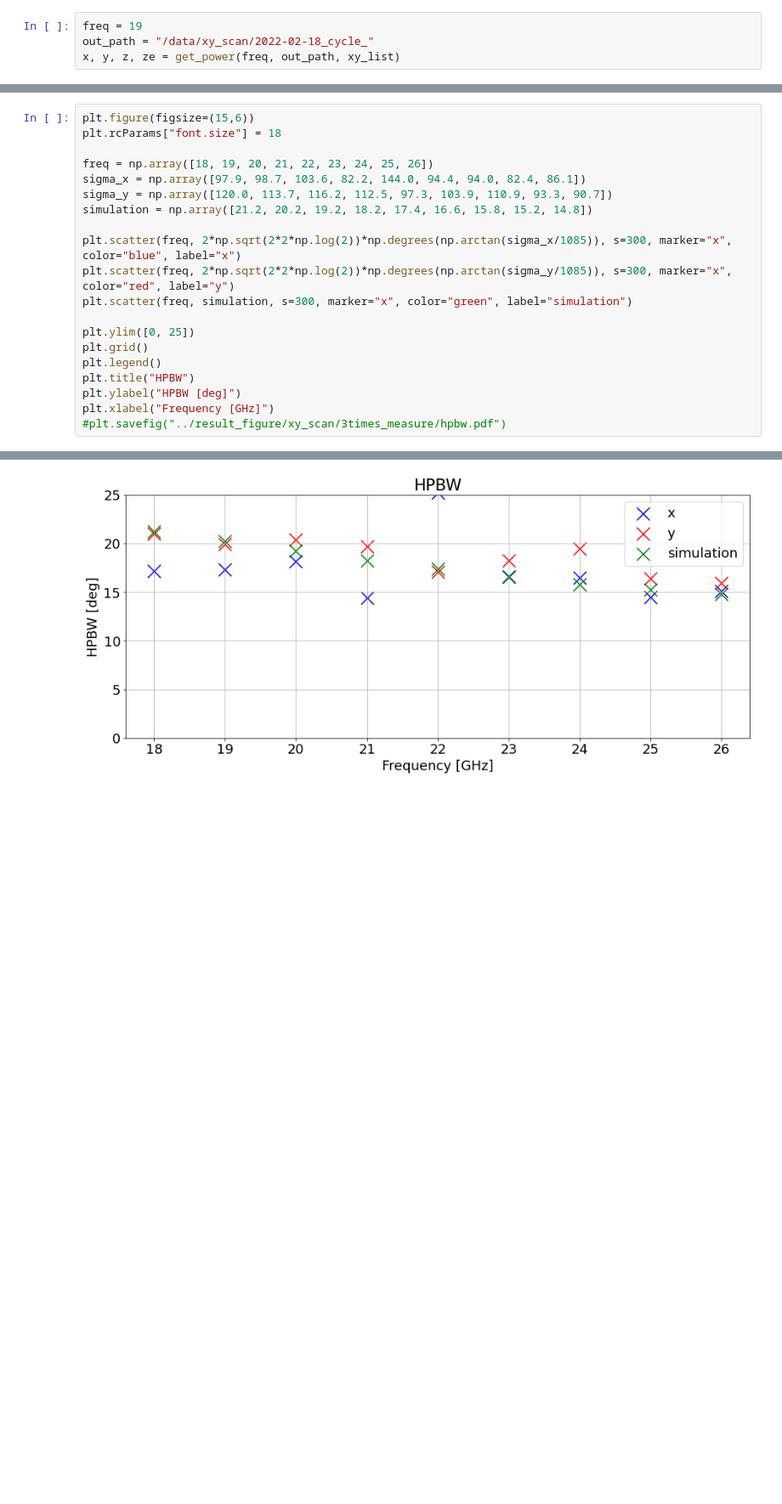
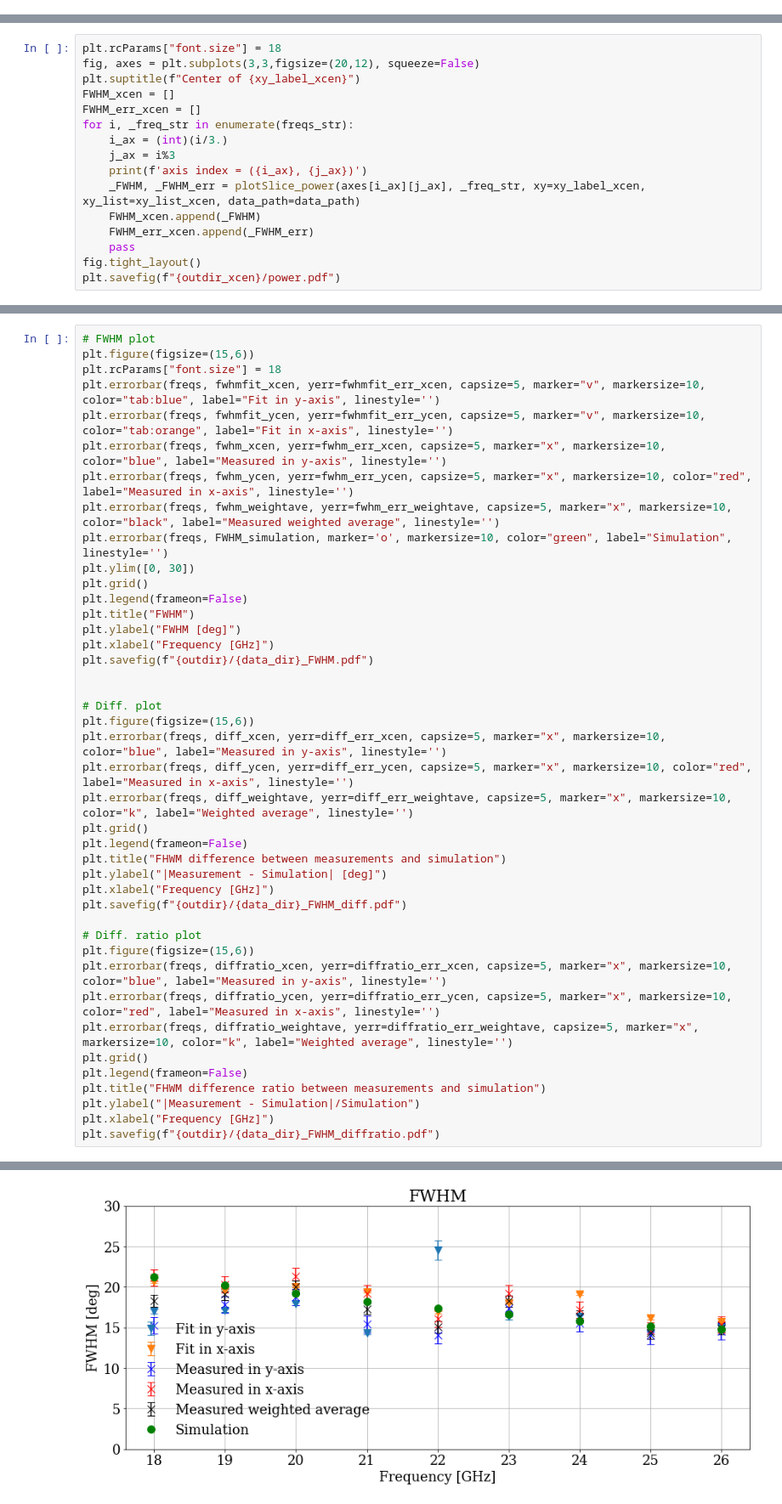
Before and after one commit to sadachi5/dosue-k, a Jupyter notebook: xy_scan.ipynb, the cells around one changed output, grey strips where cells are left out. Shown at 85% size. Cells and saved outputs as stored; diff of their text form; blank space fills up the shorter version.

```diff
--- a/xy_scan.ipynb
+++ b/xy_scan.ipynb
@@ -117,4 +287,0 @@ def get_power(freq, p, xy_list):
-# %%
-freq = 19
-out_path = "/data/xy_scan/2022-02-18_cycle_"
-x, y, z, ze = get_power(freq, out_path, xy_list)
@@ -386,0 +841,16 @@ fig.tight_layout()
+# %%
+plt.rcParams["font.size"] = 18
+fig, axes = plt.subplots(3,3,figsize=(20,12), squeeze=False)
+plt.suptitle(f"Center of {xy_label_xcen}")
+FWHM_xcen = []
+FWHM_err_xcen = []
+for i, _freq_str in enumerate(freqs_str):
+    i_ax = (int)(i/3.)
+    j_ax = i%3
+    print(f'axis index = ({i_ax}, {j_ax})')
+    _FWHM, _FWHM_err = plotSlice_power(axes[i_ax][j_ax], _freq_str, xy=xy_label_xcen, xy_list=xy_list_xcen, data_path=data_path)
+    FWHM_xcen.append(_FWHM)
+    FWHM_err_xcen.append(_FWHM_err)
+    pass
+fig.tight_layout()
+plt.savefig(f"{outdir_xcen}/power.pdf")
@@ -476,21 +994,43 @@ plt.savefig("../result_figure/xy_scan/3times_measure/sigma.pdf")
 # %%
+# FWHM plot
 plt.figure(figsize=(15,6))
 plt.rcParams["font.size"] = 18
+plt.errorbar(freqs, fwhmfit_xcen, yerr=fwhmfit_err_xcen, capsize=5, marker="v", markersize=10, color="tab:blue", label="Fit in y-axis", linestyle='')
+plt.errorbar(freqs, fwhmfit_ycen, yerr=fwhmfit_err_ycen, capsize=5, marker="v", markersize=10, color="tab:orange", label="Fit in x-axis", linestyle='')
+plt.errorbar(freqs, fwhm_xcen, yerr=fwhm_err_xcen, capsize=5, marker="x", markersize=10, color="blue", label="Measured in y-axis", linestyle='')
+plt.errorbar(freqs, fwhm_ycen, yerr=fwhm_err_ycen, capsize=5, marker="x", markersize=10, color="red", label="Measured in x-axis", linestyle='')
+plt.errorbar(freqs, fwhm_weightave, yerr=fwhm_err_weightave, capsize=5, marker="x", markersize=10, color="black", label="Measured weighted average", linestyle='')
+plt.errorbar(freqs, FWHM_simulation, marker='o', markersize=10, color="green", label="Simulation", linestyle='')
+plt.ylim([0, 30])
+plt.grid()
+plt.legend(frameon=False)
+plt.title("FWHM")
+plt.ylabel("FWHM [deg]")
+plt.xlabel("Frequency [GHz]")
+plt.savefig(f"{outdir}/{data_dir}_FWHM.pdf")
 
-freq = np.array([18, 19, 20, 21, 22, 23, 24, 25, 26])
-sigma_x = np.array([97.9, 98.7, 103.6, 82.2, 144.0, 94.4, 94.0, 82.4, 86.1])
-sigma_y = np.array([120.0, 113.7, 116.2, 112.5, 97.3, 103.9, 110.9, 93.3, 90.7])
-simulation = np.array([21.2, 20.2, 19.2, 18.2, 17.4, 16.6, 15.8, 15.2, 14.8])
 
-plt.scatter(freq, 2*np.sqrt(2*2*np.log(2))*np.degrees(np.arctan(sigma_x/1085)), s=300, marker="x", color="blue", label="x")
-plt.scatter(freq, 2*np.sqrt(2*2*np.log(2))*np.degrees(np.arctan(sigma_y/1085)), s=300, marker="x", color="red", label="y")
-plt.scatter(freq, simulation, s=300, marker="x", color="green", label="simulation")
+# Diff. plot
+plt.figure(figsize=(15,6))
+plt.errorbar(freqs, diff_xcen, yerr=diff_err_xcen, capsize=5, marker="x", markersize=10, color="blue", label="Measured in y-axis", linestyle='')
+plt.errorbar(freqs, diff_ycen, yerr=diff_err_ycen, capsize=5, marker="x", markersize=10, color="red", label="Measured in x-axis", linestyle='')
+plt.errorbar(freqs, diff_weightave, yerr=diff_err_weightave, capsize=5, marker="x", markersize=10, color="k", label="Weighted average", linestyle='')
+plt.grid()
+plt.legend(frameon=False)
+plt.title("FHWM difference between measurements and simulation")
+plt.ylabel("|Measurement - Simulation| [deg]")
+plt.xlabel("Frequency [GHz]")
+plt.savefig(f"{outdir}/{data_dir}_FWHM_diff.pdf")
 
-plt.ylim([0, 25])
+# Diff. ratio plot
+plt.figure(figsize=(15,6))
+plt.errorbar(freqs, diffratio_xcen, yerr=diffratio_err_xcen, capsize=5, marker="x", markersize=10, color="blue", label="Measured in y-axis", linestyle='')
+plt.errorbar(freqs, diffratio_ycen, yerr=diffratio_err_ycen, capsize=5, marker="x", markersize=10, color="red", label="Measured in x-axis", linestyle='')
+plt.errorbar(freqs, diffratio_weightave, yerr=diffratio_err_weightave, capsize=5, marker="x", markersize=10, color="k", label="Weighted average", linestyle='')
 plt.grid()
-plt.legend()
-plt.title("HPBW")
-plt.ylabel("HPBW [deg]")
+plt.legend(frameon=False)
+plt.title("FHWM difference ratio between measurements and simulation")
+plt.ylabel("|Measurement - Simulation|/Simulation")
 plt.xlabel("Frequency [GHz]")
-#plt.savefig("../result_figure/xy_scan/3times_measure/hpbw.pdf")
+plt.savefig(f"{outdir}/{data_dir}_FWHM_diffratio.pdf")
 # %% [output]
@@ -498 +1037 @@ Text(0.5, 0, 'Frequency [GHz]')
-[figure, old version]
+[figure, new version]
```
Also changed, not shown: parts of 74 cells of this notebook, 10 other files.
